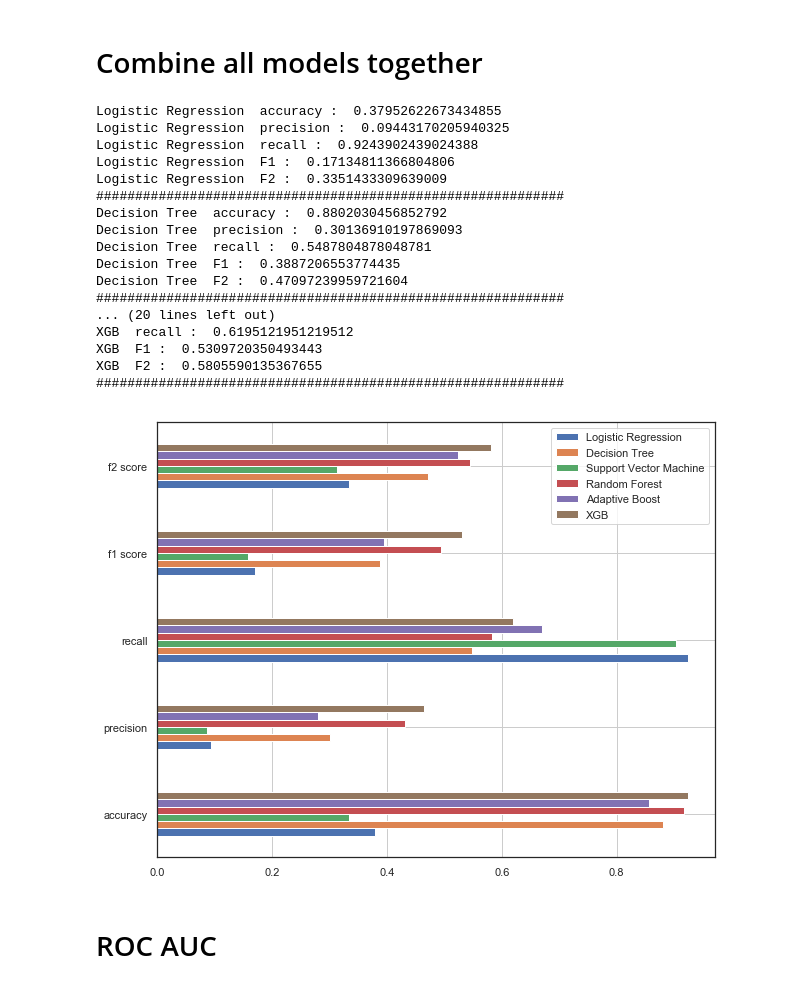
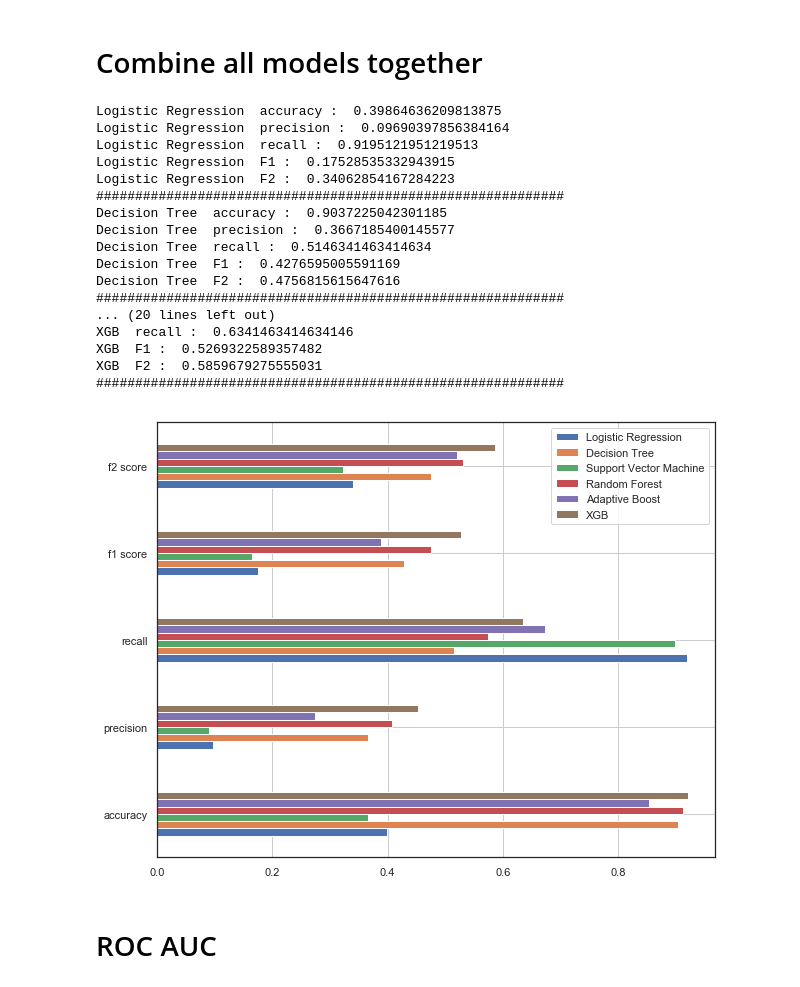
Before and after one commit to PythonNewLearner/Machine-Learning-_-Bankcruptcy, a Jupyter notebook: project.ipynb, the cells around one changed output. Drawn from its saved outputs; the diff is of its cells as text; code cells hidden in the pictures.

```diff
--- a/project.ipynb
+++ b/project.ipynb
@@ -729,5 +730,5 @@ xgb = XGBClassifier(max_depth=3)
 # %%
-pipe_xgb=make_pipline_imb(SMOTE(),xgb)
+pipe_xgb=make_pipline_imb(scaler,SMOTE(random_state=2019),xgb)
 # %%
 accuracy_xgb=[]
 precision_xgb=[]
@@ -740,10 +741,8 @@ for train_index,test_index in skf.split(X_filled_knn,y):
     y_train,y_test=y.iloc[train_index].values,y.iloc[test_index].values
     y_train,y_test=y_train.reshape(-1,1),y_test.reshape(-1,1)
 
-    sm = SMOTE(random_state=2019)
-    X_res, y_res = sm.fit_resample(X_train, y_train)
-    model=xgb
-    model.fit(X_res,y_res)
+
+    model=pipe_xgb.fit(X_train,y_train.ravel())
     prediction=model.predict(X_test)
 
     conf_matrix=confusion_matrix(y_test,prediction)
@@ -829,9 +829,10 @@ y=df['class']
 # %% [markdown]
 # Logistic Regression Tuning
 # %%
-LogReg_model = Pipeline([('smt',SMOTE(random_state=2019)),
+LogReg_model = Pipeline([('scaler',scaler),
+                ('smt',SMOTE(random_state=2019)),
 
-                ('classifier', LogisticRegression(random_state=2019))
+                ('classifier', LogisticRegression(random_state=2019,n_jobs=-1))
                  ])
 
 
@@ -985,17 +995,17 @@ xgb_GSC.best_params_
 # %%
 #Adjust parameters after tuning
 models=[LogisticRegression(C=10,class_weight={0: 0.2, 1: 0.8}),
-        DecisionTreeClassifier(max_depth=14,class_weight={0: 0.8, 1: 0.2}),
+        DecisionTreeClassifier(max_depth=9,class_weight={0: 0.8, 1: 0.2}),
         SVC(C=10,class_weight={0: 0.2, 1: 0.8}),
-        RandomForestClassifier(class_weight={0: 0.8, 1: 0.2},max_depth=14,n_estimators=50),
-        AdaBoostClassifier(n_estimators=40),
-        XGBClassifier(max_depth=5,n_estimators=100)]
+        RandomForestClassifier(class_weight={0: 0.8, 1: 0.2},max_depth=14,n_estimators=20),
+        AdaBoostClassifier(n_estimators=30),
+        XGBClassifier(max_depth=6,n_estimators=50)]
 model_name=['Logistic Regression','Decision Tree','Support Vector Machine','Random Forest','Adaptive Boost','XGB']
 new_metrics=pd.DataFrame(index=['accuracy','precision','recall','f1 score','f2 score'],
                      columns=['Logistic Regression','Decision Tree','Support Vector Machine','Random Forest','Adaptive Boost','XGB'])
 # %%
 for name,model in zip(model_name,models):
-    pipe=make_pipline_imb(SMOTE(random_state=2019),model)
+    pipe=make_pipline_imb(scaler,SMOTE(random_state=2019),model)
     accuracy=[]
     precision=[]
     recall=[]
@@ -1009,47 +1019,47 @@ for name,model in zip(model_name,models):
 
         predictor=pipe.fit(X_train,y_train.ravel())
         prediction=predictor.predict(X_test)
 
         accuracy.append(pipe.score(X_test,y_test))
         precision.append(precision_score(y_test,prediction))
         recall.append(recall_score(y_test,prediction))
         f1.append(f1_score(y_test,prediction))
         f2_Score.append(f2(pipe,X_test,y_test))
 
     print(name,' accuracy : ',np.mean(accuracy))
     print(name,' precision : ',np.mean(precision))
     print(name,' recall : ', np.mean(recall))
     print(name,' F1 : ',np.mean(f1))
     print(name,' F2 : ',np.mean(f2_Score))
     print('#'*60)
 
     new_metrics.loc['accuracy',name]=np.mean(accuracy)
     new_metrics.loc['precision',name]=np.mean(precision)
     new_metrics.loc['recall',name]=np.mean(recall)
     new_metrics.loc['f1 score',name]=np.mean(f1)
     new_metrics.loc['f2 score',name]=np.mean(f2_Score)
 fig,ax=plt.subplots(figsize=(10,8))
 new_metrics.plot(kind='barh',ax=ax)
 ax.grid()
 # %% [output]
-Logistic Regression  accuracy :  0.37952622673434855
-Logistic Regression  precision :  0.09443170205940325
-Logistic Regression  recall :  0.9243902439024388
-Logistic Regression  F1 :  0.17134811366804806
-Logistic Regression  F2 :  0.3351433309639009
+Logistic Regression  accuracy :  0.39864636209813875
+Logistic Regression  precision :  0.09690397856384164
+Logistic Regression  recall :  0.9195121951219513
+Logistic Regression  F1 :  0.17528535332943915
+Logistic Regression  F2 :  0.34062854167284223
 ############################################################
-Decision Tree  accuracy :  0.8802030456852792
-Decision Tree  precision :  0.30136910197869093
-Decision Tree  recall :  0.5487804878048781
-Decision Tree  F1 :  0.3887206553774435
-Decision Tree  F2 :  0.47097239959721604
+Decision Tree  accuracy :  0.9037225042301185
+Decision Tree  precision :  0.3667185400145577
+Decision Tree  recall :  0.5146341463414634
+Decision Tree  F1 :  0.4276595005591169
+Decision Tree  F2 :  0.4756815615647616
 ############################################################
 ... (20 lines left out)
-XGB  recall :  0.6195121951219512
-XGB  F1 :  0.5309720350493443
-XGB  F2 :  0.5805590135367655
+XGB  recall :  0.6341463414634146
+XGB  F1 :  0.5269322589357482
+XGB  F2 :  0.5859679275555031
 ############################################################
-[figure, old version]
+[figure, new version]
 # %% [markdown]
 # ROC AUC
 # %%
```
Also changed, not shown: parts of 47 cells of this notebook.
